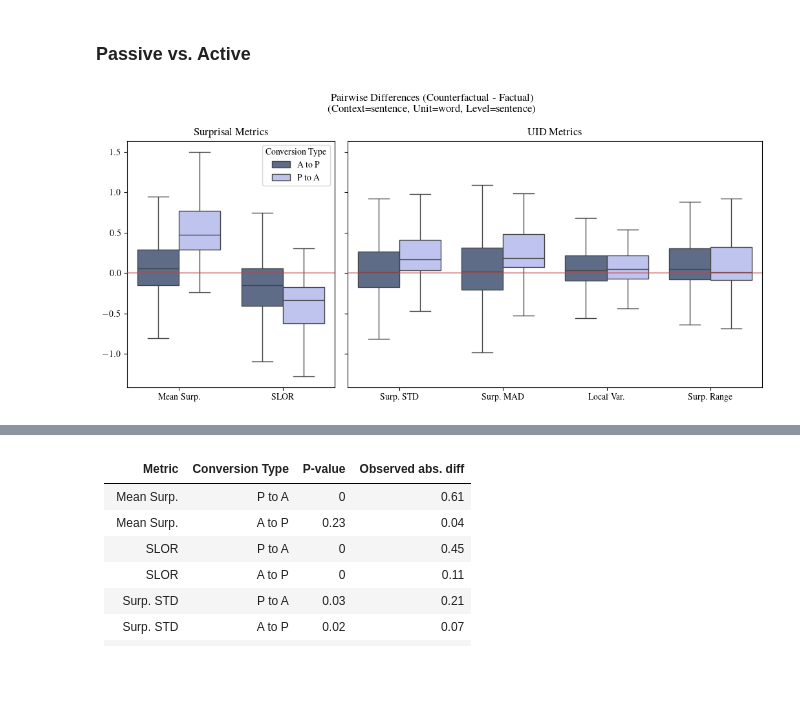
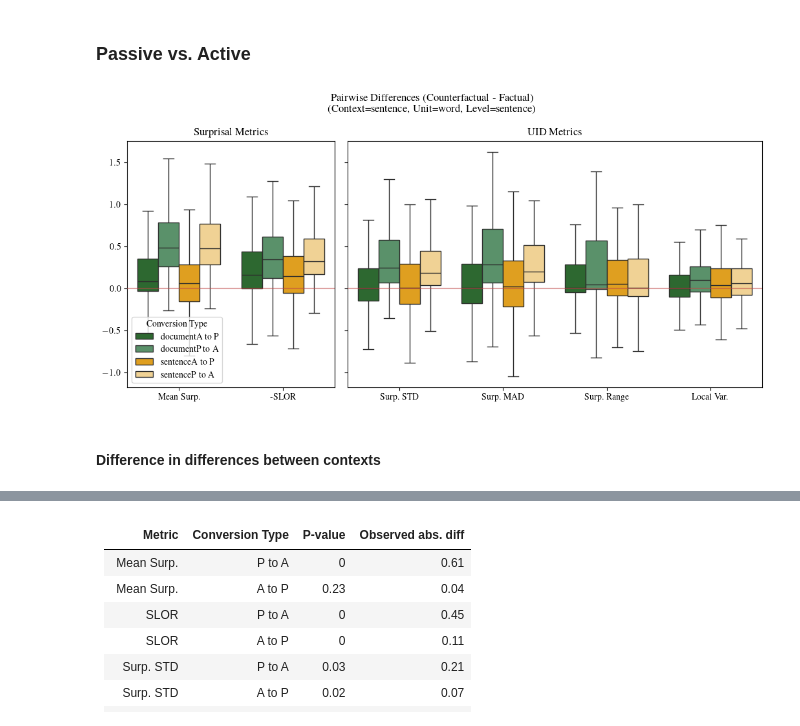
Before and after one commit to NolanChai/active-passive-alternations, a Jupyter notebook: notebooks/UID_analysis.ipynb, the cells around one changed output, grey strips where cells are left out. Cells and saved outputs as stored; diff of their text form; code cells hidden in the pictures; blank space fills up the shorter version.

Commit message:
feat: add diff in diffs analysis

```diff
--- a/notebooks/UID_analysis.ipynb
+++ b/notebooks/UID_analysis.ipynb
@@ -125,11 +169,12 @@ data_path = "../outputs/cf_word_sentence_uid.csv"
 uid_df = pd.read_csv(data_path).iloc[:, 1:]
 # %%
 _, uid_unit, uid_level, _ = Path(data_path).stem.split("_")
-context_lvl = 'sentence'
+context_lvls = ['sentence', 'document']
 plot_suffix = f"_{uid_unit}_{uid_level}_{context_lvl}"
 # %%
 uid_df[['factual', 'doc_name', 'conv_idx', 'conversion']] = uid_df['doc_id'].str.split("::", expand=True)
 uid_df['conv_idx'] = uid_df['conv_idx'].astype(int)
+uid_df['surp_slor'] *= -1
 # %%
 uid_df['context'].unique()
 # %% [output]
@@ -159,11 +204,12 @@ sents_of_interest.shape
 # %% [output]
 (39040, 19)
 # %%
-cf_comparison = sents_of_interest[sents_of_interest['context']==context_lvl].drop(columns=['raw_surps', 'raw_uni_surps'])
+cf_comparison = sents_of_interest[sents_of_interest['context'].isin(context_lvls)].drop(columns=['raw_surps', 'raw_uni_surps'])
 cf_comparison['factual'] = cf_comparison['factual'] == 'f'
-cf_comparison = cf_comparison.groupby(['doc_id', 'sent_idx']).first().sort_values(by=['doc_name', 'sent_idx']).reset_index()
-cf_comparison = cf_comparison.groupby(['doc_name', 'sent_idx']).filter(lambda g: g.shape[0] > 1)
+cf_comparison = cf_comparison.groupby(['doc_id', 'sent_idx', 'context']).first().sort_values(by=['doc_name', 'sent_idx']).reset_index()
+cf_comparison = cf_comparison.groupby(['doc_name', 'sent_idx']).filter(lambda g: g.shape[0] >= len(context_lvls) * 2)
 cf_comparison = cf_comparison.groupby(['doc_name', 'sent_idx']).apply(check_passive).reset_index()
 cf_comparison['conversion'] = cf_comparison.apply(check_conversion, axis=1)
+print(cf_comparison.shape)
 cf_comparison.head()
 # %% [output]
@@ -238,17 +289,20 @@ fig.savefig("../plots/fact_cfact_metrics" + plot_suffix,
 # %%
 get_diff = lambda s: s.diff().iloc[1]
+get_diff_flipped = lambda s: -s.diff().iloc[1]
 agg_map = dict(zip(metrics, [get_diff] * len(metrics)))
 agg_map.update({
-    'conversion': lambda s: 'A to P' if 'A to P' in s.unique() else 'P to A'
+    'conversion': lambda s: 'A to P' if 'A to P' in s.unique() else 'P to A',
+    'passive': lambda s: s.iloc[0]
 })
 pw_diffs = (cf_comparison
             .sort_values(by='factual', ascending=False) # Always Counterfactual - Factual, shows shift
-            .groupby(['doc_name','sent_idx'])
-            [metrics + ['conversion']]
+            .groupby(['doc_name','sent_idx', 'context'])
+            [metrics + ['conversion', 'passive']]
             .aggregate(
                 agg_map
                 )
             .reset_index())
 pw_diffs = pw_diffs[pw_diffs['surp_mean'] != 0]
+pw_diffs['context_conversion'] = pw_diffs['context'] + pw_diffs['conversion']
 pw_diffs
 # %% [output]
@@ -504,10 +536,12 @@ print(results[['metric', 'observed', 'pval']].to_markdown())
 # %%
 fig, axs = plt.subplots(1, 2, figsize=(10.5, 5), sharey=True, width_ratios=[1, 2])
 # surp metrics
-sns.boxplot((pw_diffs[['doc_name', 'sent_idx', 'conversion'] + surprisal_metrics]
-             .melt(id_vars=['doc_name', 'sent_idx', 'conversion'])),
+sns.boxplot((pw_diffs[['doc_name', 'sent_idx', 'conversion', 'context_conversion'] + surprisal_metrics]
+             .melt(id_vars=['doc_name', 'sent_idx', 'conversion', 'context_conversion'])
+             .sort_values('context_conversion')),
             y='value', x='variable',
-            palette=conversion_cmap, hue='conversion',
+            palette=context_cmap, hue='context_conversion', # Look at context + conversion
+            # palette=conversion_cmap, hue='conversion', # Look at conversion only across all contexts
             showfliers=False,
             # inner=None
             ax=axs[0]
@@ -517,34 +551,39 @@ axs[0].axhline(y=0, color='#BF4646',
             alpha=0.5,
             zorder=5)
 axs[0].set_title("Surprisal Metrics")
 axs[0].set_ylabel('')
 axs[0].set_xlabel('')
+# axs[0].legend(title="Context Level : Conversion Type")
 axs[0].legend(title="Conversion Type")
 axs[0].set_xticks(ticks=surprisal_metrics, labels=surprisal_metrics_formatted)
 
 # uid metrics
-sns.boxplot((pw_diffs[['doc_name', 'sent_idx', 'conversion'] + uid_metrics]
-             .melt(id_vars=['doc_name', 'sent_idx', 'conversion'])),
+sns.boxplot((pw_diffs[['doc_name', 'sent_idx', 'conversion', 'context_conversion'] + uid_metrics]
+             .melt(id_vars=['doc_name', 'sent_idx', 'conversion', 'context_conversion'])
+             .sort_values('context_conversion')),
             y='value', x='variable',
-            palette=conversion_cmap, hue='conversion',
+            palette=context_cmap, hue='context_conversion', # Look at context + conversion
+            # palette=conversion_cmap, hue='conversion', # Look at conversion only across all contexts
             showfliers=False,
             # inner=None
             ax=axs[1]
             )
 axs[1].axhline(y=0, color='#BF4646',
             # linestyle='dotted',
             alpha=0.5,
             zorder=5)
 axs[1].set_title("UID Metrics")
 axs[1].set_ylabel('')
 axs[1].set_xlabel('')
 axs[1].get_legend().remove()
 axs[1].set_xticks(ticks=uid_metrics, labels=uid_metrics_formatted)
 # ax.grid(axis='x')
 # full plot
 plt.suptitle(f"Pairwise Differences (Counterfactual - Factual)\n(Context={context_lvl}, Unit={uid_unit}, Level={uid_level})")
 plt.tight_layout()
 plt.savefig("../plots/pw_diffs_pass-v-act" + plot_suffix,
             dpi=100, bbox_inches='tight')
 # %% [output]
-[figure, old version]
+[figure, new version]
+# %% [markdown]
+#### Difference in differences between contexts
```
Also changed, not shown: parts of 29 cells of this notebook.
